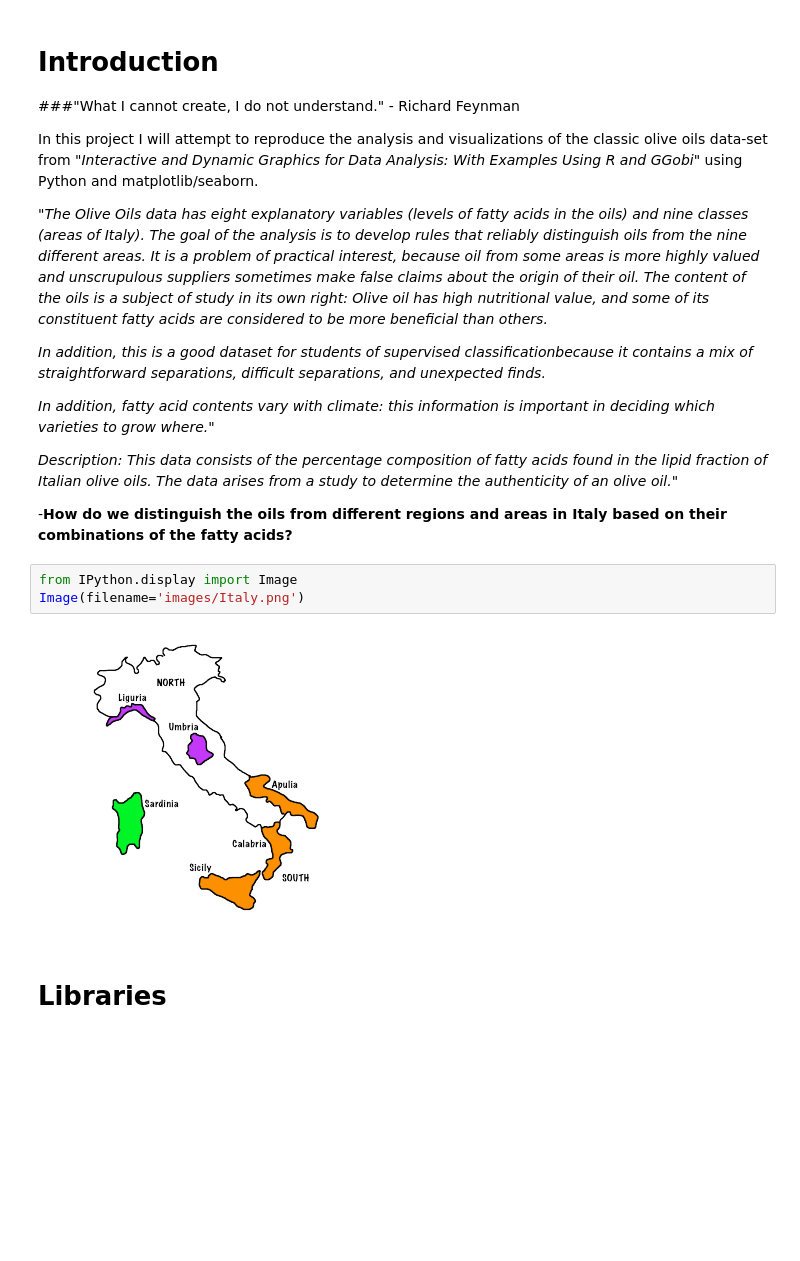
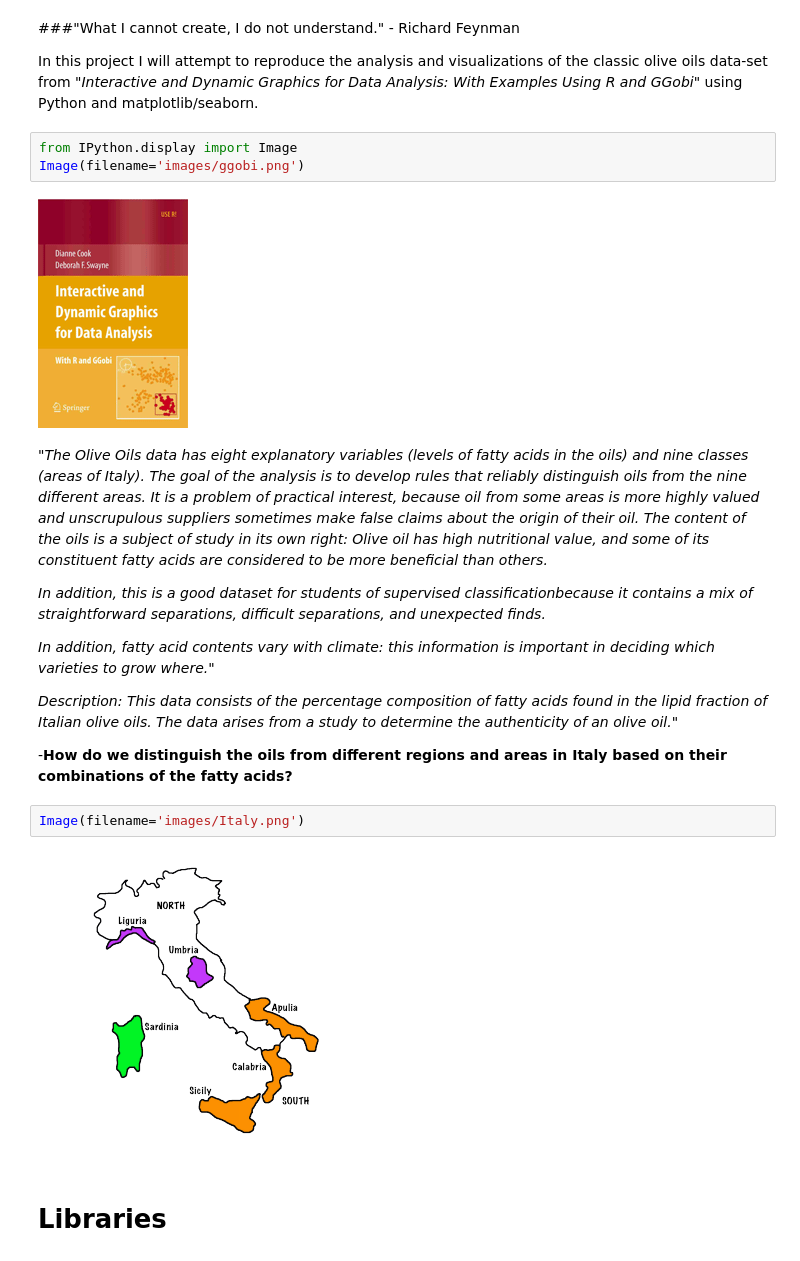
Before and after one commit to chrisdaly/Data-Science, a Jupyter notebook: Olive Oils/Olive Oils Notebook.ipynb, the cells around one changed output. Cells and saved outputs as stored; diff of their text form; blank space fills up the shorter version.

```diff
--- a/Olive Oils/Olive Oils Notebook.ipynb
+++ b/Olive Oils/Olive Oils Notebook.ipynb
@@ -1,10 +8,13 @@
+# %% [markdown]
+###"What I cannot create, I do not understand." - Richard Feynman
+
+In this project I will attempt to reproduce the analysis and visualizations of the classic olive oils data-set from _"Interactive and Dynamic Graphics for Data Analysis: With Examples Using R and GGobi"_ using Python and matplotlib/seaborn.
+# %%
+from IPython.display import Image
+Image(filename='images/ggobi.png')
+# %% [output]
+[figure, added]
 # %% [markdown]
-# Introduction
-
-###"What I cannot create, I do not understand." - Richard Feynman
-
-In this project I will attempt to reproduce the analysis and visualizations of the classic olive oils data-set from _"Interactive and Dynamic Graphics for Data Analysis: With Examples Using R and GGobi"_ using Python and matplotlib/seaborn.
-
 "_The Olive Oils data has eight explanatory variables (levels of fatty acids in the oils) and nine classes (areas of Italy). The goal of the analysis is to develop rules that reliably distinguish oils from the nine different areas. It is a problem of practical interest, because oil from some areas is more highly valued and unscrupulous suppliers sometimes make false claims about the origin of their oil. The content of the oils is a subject of study in its own right: Olive oil has high nutritional value, and some of its constituent fatty acids are considered to be more beneficial than others._
 
 _In addition, this is a good dataset for students of supervised classificationbecause it contains a mix of straightforward separations, difficult separations, and unexpected finds._
@@ -16,7 +26,6 @@ _Description: This data consists of the percentage composition of fatty acids fo
 
 -**How do we distinguish the oils from different regions and areas in Italy based on their combinations of the fatty acids?**
 # %%
-from IPython.display import Image
 Image(filename='images/Italy.png')
 # %% [output]
 [figure]
```
Also changed, not shown: parts of 30 cells of this notebook, 5 other files.
